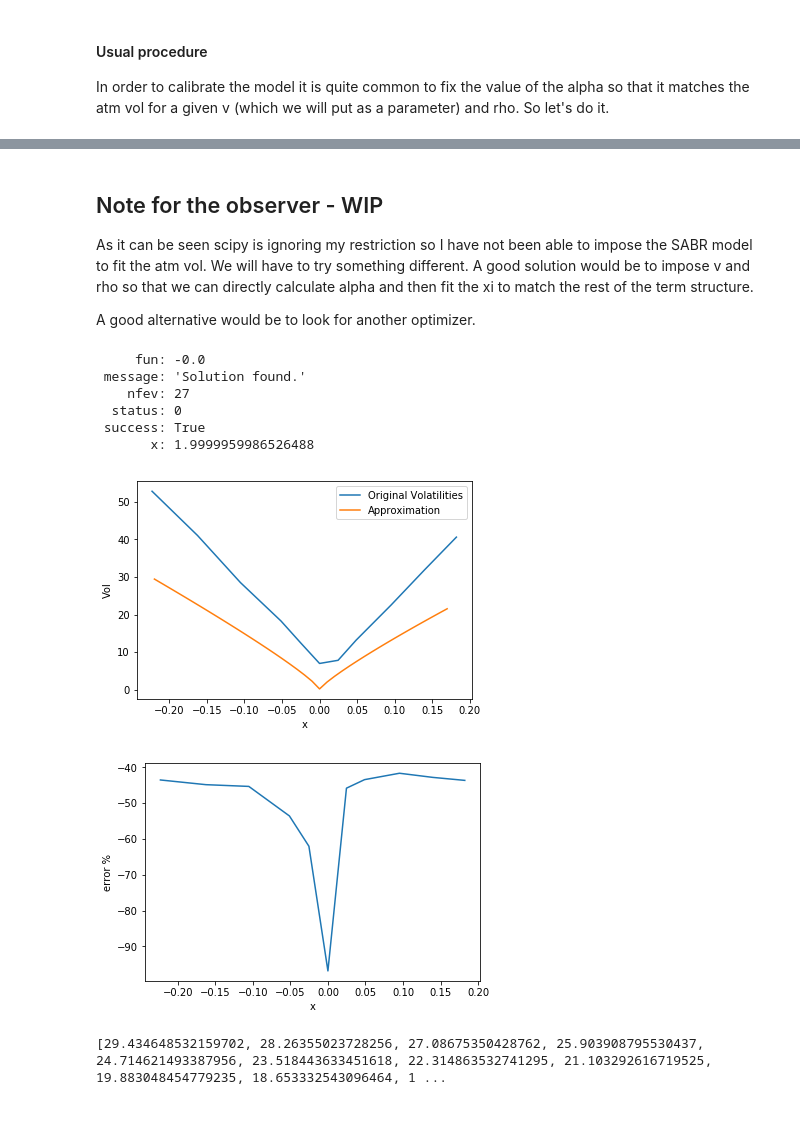
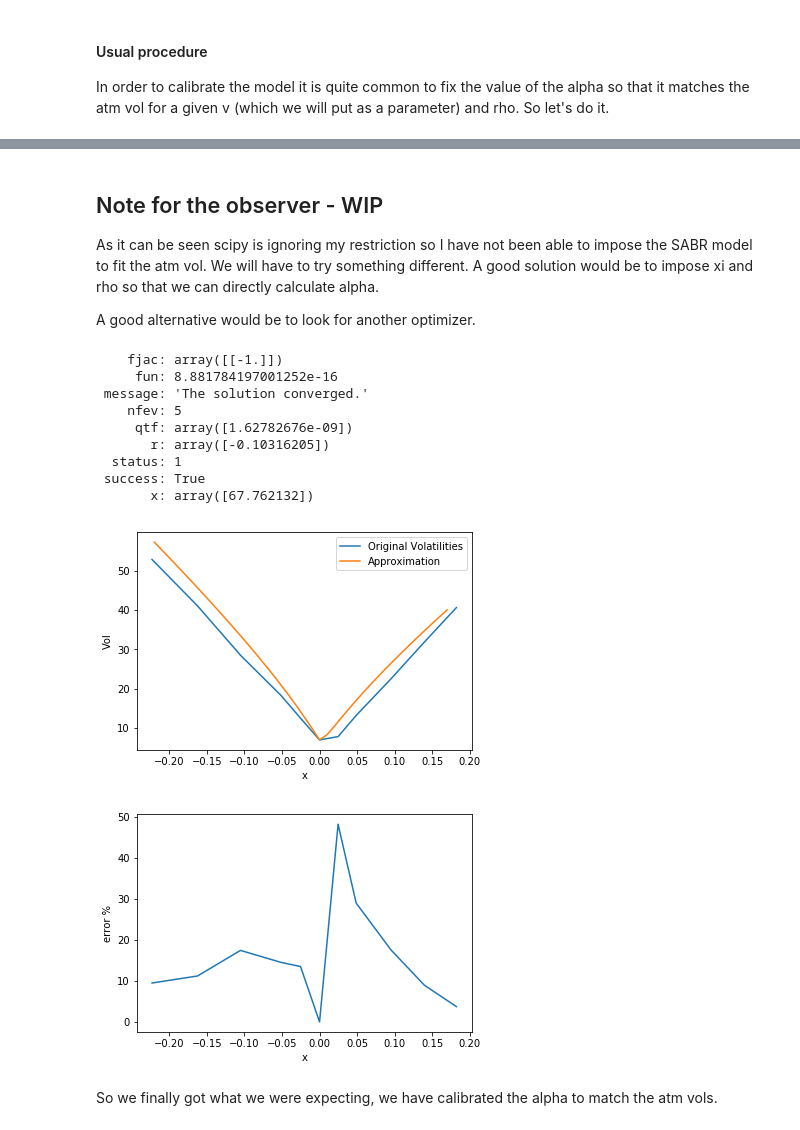
Before and after one commit to IgnacioAnguita/Volatility-Smile, a Jupyter notebook: Modelling the Volatility Smile.ipynb, the cells around one changed output, grey strips where cells are left out. Saved outputs shown, nothing was run; the diff lists cells and outputs as text; code cells hidden in the pictures.

```diff
--- a/Modelling the Volatility Smile.ipynb
+++ b/Modelling the Volatility Smile.ipynb
@@ -308,12 +308,12 @@ def SABR_vol(alfa,beta,rho,xi,x, thau):
                                          (Spot**(1-beta)) + (2-3*rho**2)/24 *xi**2)*thau
 
     else:
-        z = (xi / alfa) * (Spot*K)**((1-beta)/2)*x
-        chi = log((sqrt(1-2*rho*z+z**2)+z-rho)/(1-rho))
-        first_term  = alfa * (z / chi) / ((Spot*K)**(0.5-0.5*beta) *(1 + (1-beta)**2 /
-                                                                 24 * x**2 + (((1-beta)**4)* x**4) / 1920))
-        second_term = (1+ ( ((1-beta)**4 / 24)*((alfa**2) / (Spot*K)**(1-beta) )
-                       + 0.25*(rho*beta*xi*alfa)/((Spot*K)**(0.5-0.5*beta)) + ((2-3*rho**2)*(xi**2))/24 ))*thau
+        z = (xi / alfa) * (Spot*K)**((1-beta)/2)*x #bien
+        chi = log((sqrt(1-2*rho*z+z**2)+z-rho)/(1-rho)) #bien
+        first_term  = (alfa * (z / chi)) / (((Spot*K)**(0.5-0.5*beta)) *(1 + (((1-beta)**2 /
+                                                                 24 ) * x**2 ) + ((((1-beta)**4)* x**4) / 1920)))
+        second_term = (1+ ( ((1-beta)**4 / 24)*((alfa**2) / ((Spot*K)**(1-beta)) )
+                       + 0.25*(rho*beta*xi*alfa)/((Spot*K)**(0.5-0.5*beta)) + ((2-3*rho**2)*(xi**2))/24 )*thau)
 
         return first_term*second_term
 
@@ -419,45 +418,54 @@ print(w_SABR_test)
 Note for the observer  - WIP
 --------------------------------
 
-As it can be seen scipy is ignoring my restriction so I have not been able to impose the SABR model to fit the atm vol. We will have to try something different. A good solution would be to impose v and rho so that we can directly calculate alpha and then fit the xi to match the rest of the term structure.
+As it can be seen scipy is ignoring my restriction so I have not been able to impose the SABR model to fit the atm vol. We will have to try something different. A good solution would be to impose xi and rho so that we can directly calculate alpha.
 
 A good alternative would be to look for another optimizer.
 # %%
-def alpha_SABR_wihtout_v(x, vol_atm, Spot, thau, beta, rho, xi):
-    alfa = x
-    first = ((1-beta)**2) * (thau*(alfa**3)) / (24*Spot**(2-2*beta))
-    second = rho*beta*xi*thau*alfa**2 / (4*Spot*(1-beta))
-    third = 1 + thau*(xi**2)*(2-3*rho**2)/24 -vol_atm*Spot**(1-beta)
-    return first*second*third
+def SABR_vol_alpha(x, vol_atm,thau, beta, rho, xi,logx):
+    Spot = 100
+    alfa = x[0]
+    K = exp(logx) * Spot
+
+
+    return alfa / (Spot**(1-beta)) *(((1-beta)**2 /24 ) *
+                                         (alfa**2)/(Spot**(2-2*beta)) + 0.25*rho*beta*alfa*xi /
+                                         (Spot**(1-beta)) + (2-3*rho**2)/24 *xi**2)*thau -vol_atm
+
 
 
 thau = 1/54 # the maturity of the options.
 beta =  0 # For convenience.
 vol_atm = 6.99
 Spot = 100
-rho = 2.33597026e-01
-xi = 8.81457277e+01
+rho = 2.32027008e-01
+xi = 8.52725825e+01
+initial_alpha = 4.64802353e+01
 
-from scipy.optimize import minimize_scalar
-bnds = (0.001, 2)
-x = minimize_scalar(alpha_SABR_wihtout_v, args = (vol_atm, Spot, thau, beta, rho, xi), bounds = bnds, method = 'Bounded')
+from scipy.optimize import minimize_scalar, root
+#from scipy import optimize
+logx = log(1)
+x = root(SABR_vol_alpha, x0 = initial_alpha,   args = (vol_atm,thau, beta, rho, xi,logx))
 print(x)
 # %% [output]
-     fun: -0.0
- message: 'Solution found.'
-    nfev: 27
-  status: 0
+    fjac: array([[-1.]])
+     fun: 8.881784197001252e-16
+ message: 'The solution converged.'
+    nfev: 5
+     qtf: array([1.62782676e-09])
+       r: array([-0.10316205])
+  status: 1
  success: True
-       x: 1.9999959986526488
+       x: array([67.762132])
 # %%
-alfa = 2
+alfa = 67.762132
 w_SABR= [SABR_vol(alfa,beta,rho,xi,i, thau) for i in x_values]
 w_SABR_test = [SABR_vol(alfa,beta,rho,xi,i, thau) for i in x_test]
 plot_vols(x_test, w_SABR_test)
 error = [100*(a-b) / b for a,b in zip(w_SABR,w_vol)]
 plot_error(x_values,error)
-print(w_SABR_test)
 # %% [output]
-[figure, old version]
+[figure, new version]
-[figure, old version]
+[figure, new version]
-[29.434648532159702, 28.26355023728256, 27.08675350428762, 25.903908795530437, 24.714621493387956, 23.518443633451618, 22.314863532741295, 21.103292616719525, 19.883048454779235, 18.653332543096464, 1 ...
+# %% [markdown]
+So we finally got what we were expecting, we have calibrated the alpha to match the atm vols.
```
Also changed, not shown: parts of 5 cells of this notebook.
